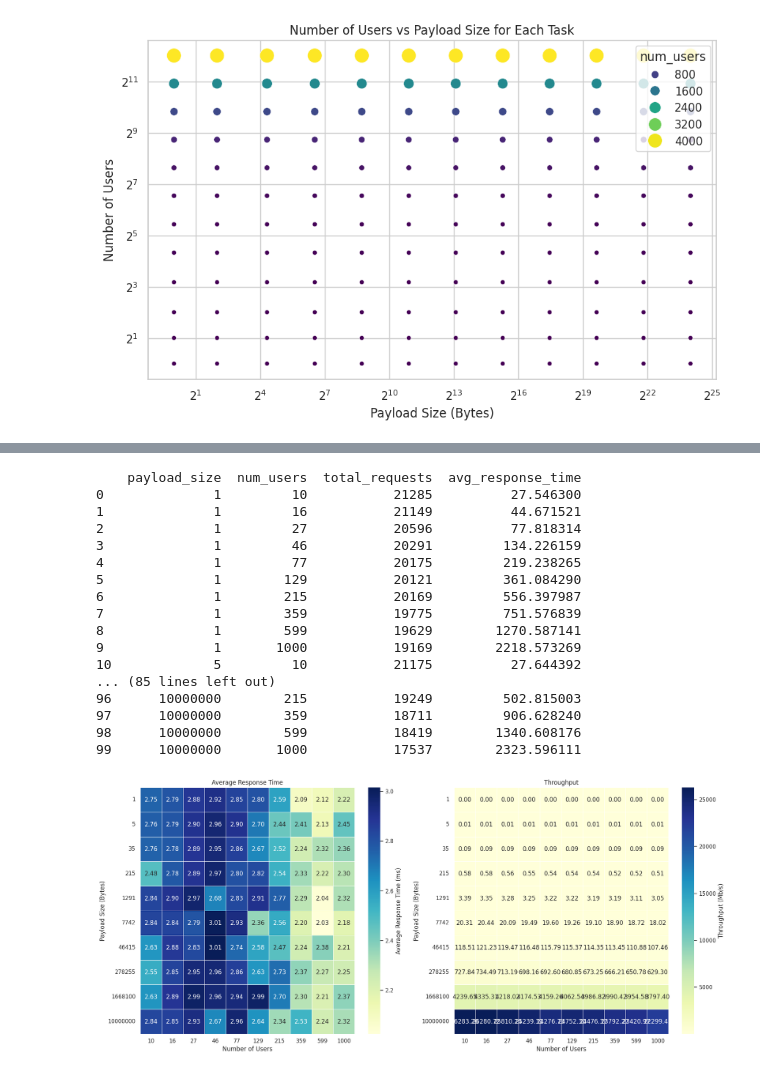
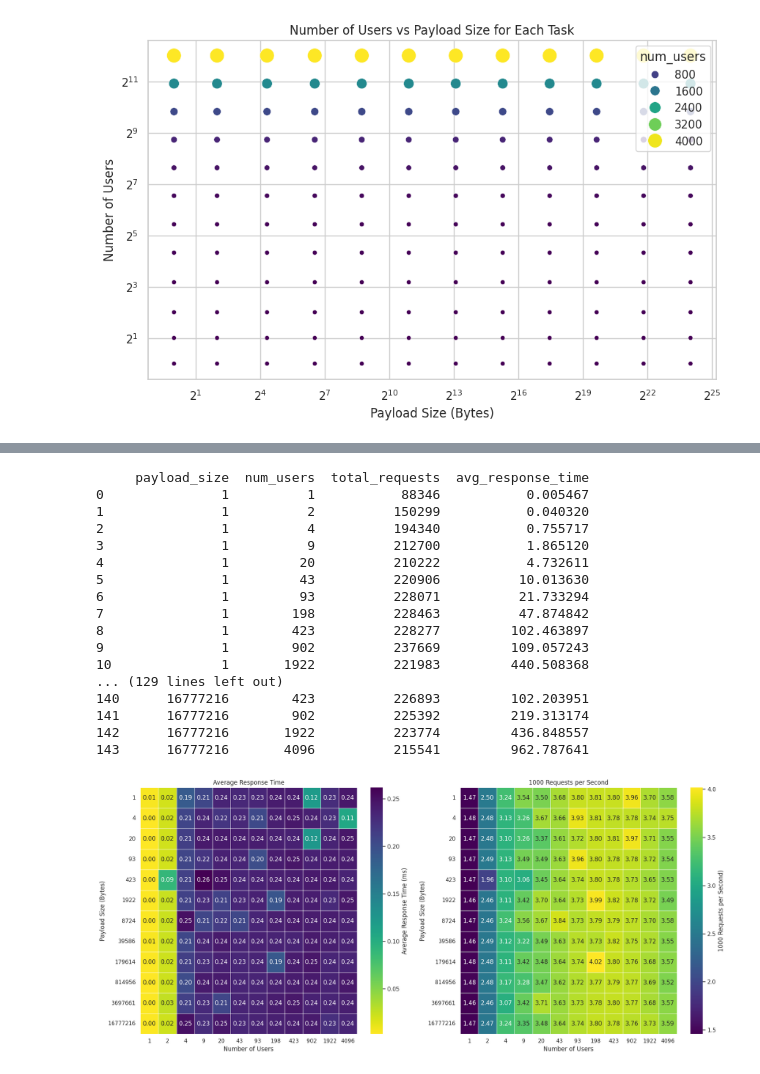
Before and after one commit to psaghelyi/pystorage, a Jupyter notebook: analysis/testing.ipynb, the cells around one changed output, grey strips where cells are left out. Cells and saved outputs as stored; diff of their text form; code cells hidden in the pictures.

```diff
--- a/analysis/testing.ipynb
+++ b/analysis/testing.ipynb
@@ -74,7 +84,7 @@ def run_benchmark(task):
     results_file_path = f"results/{task['csv_filename']}"
 
     # Check if the results file already exists
-    if os.path.exists(f"{results_file_path}_stats.csv"):
+    if os.path.exists(f".{results_file_path}_stats.csv"):
         print(f"Skipping benchmark for task: {task} as results already exist.")
         return
 
@@ -125,48 +232,49 @@ pd.set_option('display.max_rows', None)
 print(results_df)
 pd.reset_option('display.max_rows')
 # %% [output]
-    payload_size  num_users  total_requests  avg_response_time
-0              1         10           21285          27.546300
-1              1         16           21149          44.671521
-2              1         27           20596          77.818314
-3              1         46           20291         134.226159
-4              1         77           20175         219.238265
-5              1        129           20121         361.084290
-6              1        215           20169         556.397987
-7              1        359           19775         751.576839
-8              1        599           19629        1270.587141
-9              1       1000           19169        2218.573269
-10             5         10           21175          27.644392
-... (85 lines left out)
-96      10000000        215           19249         502.815003
-97      10000000        359           18711         906.628240
-98      10000000        599           18419        1340.608176
-99      10000000       1000           17537        2323.596111
+     payload_size  num_users  total_requests  avg_response_time
+0               1          1           88346           0.005467
+1               1          2          150299           0.040320
+2               1          4          194340           0.755717
+3               1          9          212700           1.865120
+4               1         20          210222           4.732611
+5               1         43          220906          10.013630
+6               1         93          228071          21.733294
+7               1        198          228463          47.874842
+8               1        423          228277         102.463897
+9               1        902          237669         109.057243
+10              1       1922          221983         440.508368
+... (129 lines left out)
+140      16777216        423          226893         102.203951
+141      16777216        902          225392         219.313174
+142      16777216       1922          223774         436.848557
+143      16777216       4096          215541         962.787641
 # %%
-# Add columns for requests per second and requests per second per user
-results_df['requests_per_second'] = results_df['total_requests'] / run_time_seconds
-results_df['throughput'] = results_df['requests_per_second'] * results_df['payload_size'] * 8 / 1024 / 1024  # Megabits per second
+# Add columns for requests per second and requests per second
+results_df['requests_per_second'] = results_df['total_requests'] / run_time_seconds / 1000
+
+results_df['avg_response_time_per_user'] = results_df['avg_response_time'] / results_df['num_users']
 
 # Pivot the DataFrames for the heatmaps
-heatmap_data_rps = results_df.pivot(index="payload_size", columns="num_users", values="throughput")
-heatmap_data_rt = results_df.pivot(index="payload_size", columns="num_users", values="avg_response_time")
+heatmap_data_rps = results_df.pivot(index="payload_size", columns="num_users", values="requests_per_second")
+heatmap_data_rt = results_df.pivot(index="payload_size", columns="num_users", values="avg_response_time_per_user")
 
 # Set up the matplotlib figure
 fig, axes = plt.subplots(nrows=1, ncols=2, figsize=(18, 8))
 
 # Draw the heatmap for average response time
-sns.heatmap(heatmap_data_rt, cmap="YlGnBu", annot=True, fmt=".2f", linewidths=.5, cbar_kws={"label": "Average Response Time (ms)"}, ax=axes[0])
+sns.heatmap(heatmap_data_rt, cmap="viridis_r", annot=True, fmt=".2f", linewidths=.5, cbar_kws={"label": "Average Response Time (ms)"}, ax=axes[0])
 axes[0].set_title('Average Response Time')
 axes[0].set_xlabel('Number of Users')
 axes[0].set_ylabel('Payload Size (Bytes)')
 
 # Draw the heatmap for requests per second per user
-sns.heatmap(heatmap_data_rps, cmap="YlGnBu", annot=True, fmt=".2f", linewidths=.5, cbar_kws={"label": "Throughput (Mb/s)"}, ax=axes[1])
-axes[1].set_title('Throughput')
+sns.heatmap(heatmap_data_rps, cmap="viridis", annot=True, fmt=".2f", linewidths=.5, cbar_kws={"label": "1000 Requests per Second)"}, ax=axes[1])
+axes[1].set_title('1000 Requests per Second')
 axes[1].set_xlabel('Number of Users')
 axes[1].set_ylabel('Payload Size (Bytes)')
 
 plt.tight_layout()
 plt.show()
 # %% [output]
-[figure, old version]
+[figure, new version]
```
Also changed, not shown: parts of 6 cells of this notebook, 8 other files.
